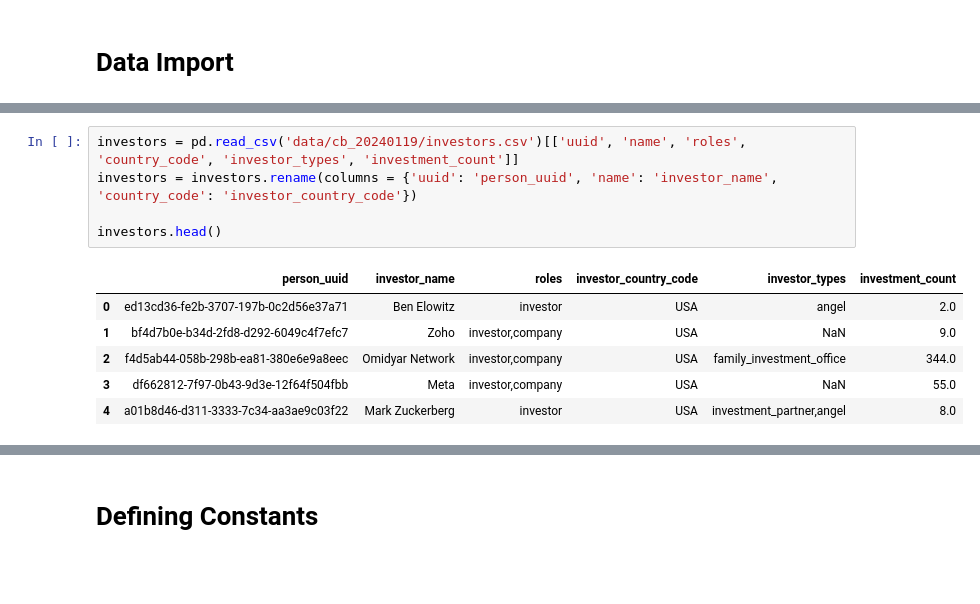
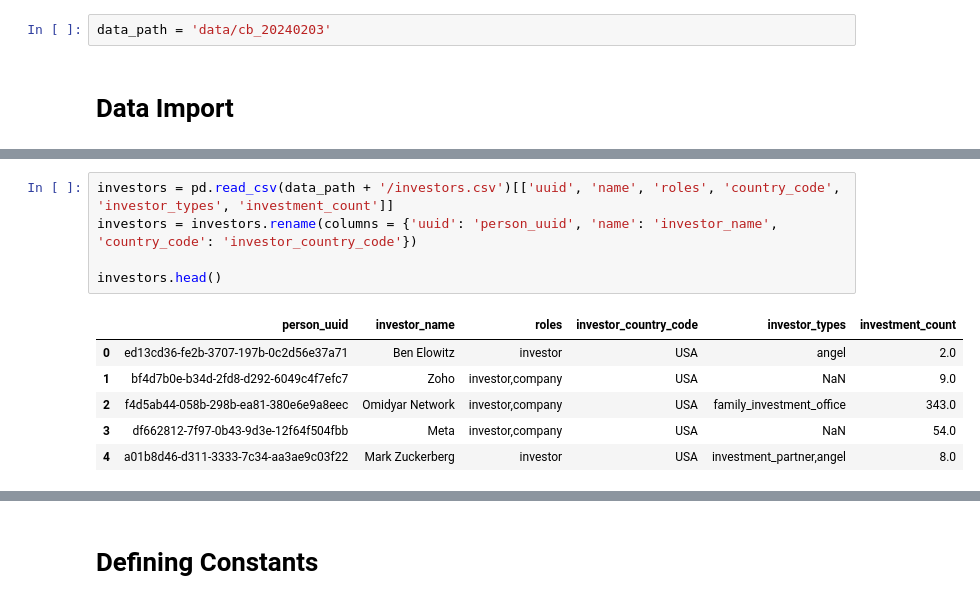
Before and after one commit to johanhaha/VentureMafia-Backend, a Jupyter notebook: data_analysis/VentureMafia.ipynb, the cells around one changed output, grey strips where cells are left out. Drawn from its saved outputs; the diff is of its cells as text; blank space fills up the shorter version.

Commit message:
Made more scalable solution for data fetch

```diff
--- a/data_analysis/VentureMafia.ipynb
+++ b/data_analysis/VentureMafia.ipynb
@@ -13,6 +13,8 @@ import urllib.parse
 pd.set_option('display.max_columns', 500) # To utilise larger part of screen
 
 pd.set_option('display.max_colwidth', None) # To show full cell text
+# %%
+data_path = 'data/cb_20240203'
 # %% [markdown]
 # Data Import
 # %%
@@ -42,15 +44,15 @@ people.head()
 | 3 | 6e1bca72-a865-b518-b305-31214ce2d1b0 | Ian Wenig | NaN | NaN | NaN | bf4d7b0e-b34d-2fd8-d292-6049c4f7efc7 | ... |
 | 4 | 3b598c59-7b6c-2d48-763c-da55bca77035 | Owen Byrne | USA | California | Mountain View | NaN | ... |
 # %%
-investors = pd.read_csv('data/cb_20240119/investors.csv')[['uuid', 'name', 'roles', 'country_code', 'investor_types', 'investment_count']]
+investors = pd.read_csv(data_path + '/investors.csv')[['uuid', 'name', 'roles', 'country_code', 'investor_types', 'investment_count']]
 investors = investors.rename(columns = {'uuid': 'person_uuid', 'name': 'investor_name', 'country_code': 'investor_country_code'})
 
 investors.head()
 # %% [output]
 |  | person_uuid | investor_name | roles | investor_country_code | investor_types | investment_count |
 | 0 | ed13cd36-fe2b-3707-197b-0c2d56e37a71 | Ben Elowitz | investor | USA | angel | 2.0 |
 | 1 | bf4d7b0e-b34d-2fd8-d292-6049c4f7efc7 | Zoho | investor,company | USA | NaN | 9.0 |
-| 2 | f4d5ab44-058b-298b-ea81-380e6e9a8eec | Omidyar Network | investor,company | USA | family_investment_office | 344.0 |
-| 3 | df662812-7f97-0b43-9d3e-12f64f504fbb | Meta | investor,company | USA | NaN | 55.0 |
+| 2 | f4d5ab44-058b-298b-ea81-380e6e9a8eec | Omidyar Network | investor,company | USA | family_investment_office | 343.0 |
+| 3 | df662812-7f97-0b43-9d3e-12f64f504fbb | Meta | investor,company | USA | NaN | 54.0 |
 | 4 | a01b8d46-d311-3333-7c34-aa3ae9c03f22 | Mark Zuckerberg | investor | USA | investment_partner,angel | 8.0 |
 # %%
```
Also changed, not shown: parts of 11 cells of this notebook.
